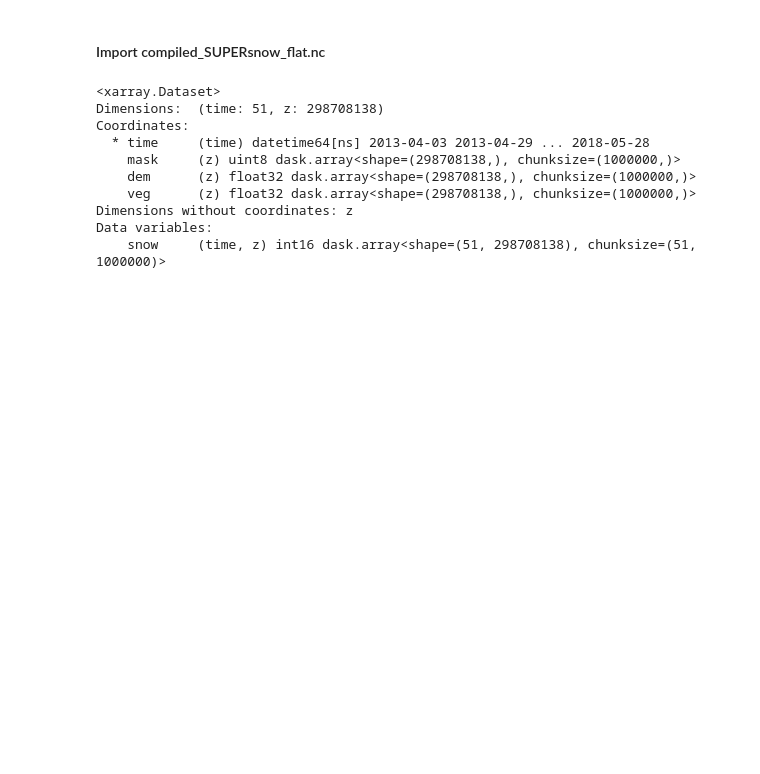
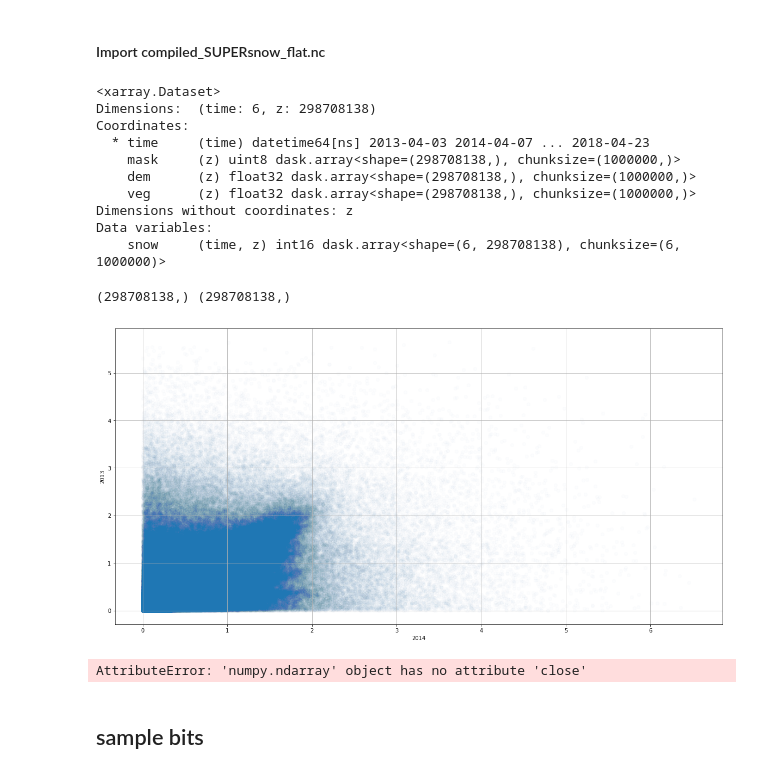
Before and after one commit to meganmason/jlabs, a Jupyter notebook: xarray/one_to_one.ipynb, the cells around one changed output. Drawn from its saved outputs; the diff is of its cells as text; code cells hidden in the pictures; blank space fills up the shorter version.

```diff
--- a/xarray/one_to_one.ipynb
+++ b/xarray/one_to_one.ipynb
@@ -21,15 +21,22 @@ fname = '~/Documents/projects/thesis/results/output/compiled_SUPERsnow_flat.nc'
 #ds full
 ds = xr.open_dataset(fname,  chunks={'z': 1000000})
 ds.close()
+
+#~~~~~~~~~~~ds peak
+dpeak = ds.isel(time=[0,7,18,30,42,49]) #0,7,22,28,41,49]
+dpeak.close()
+
+ds = dpeak
+ds.close()
 ds
 # %% [output]
 <xarray.Dataset>
-Dimensions:  (time: 51, z: 298708138)
+Dimensions:  (time: 6, z: 298708138)
 Coordinates:
-  * time     (time) datetime64[ns] 2013-04-03 2013-04-29 ... 2018-05-28
+  * time     (time) datetime64[ns] 2013-04-03 2014-04-07 ... 2018-04-23
     mask     (z) uint8 dask.array<shape=(298708138,), chunksize=(1000000,)>
     dem      (z) float32 dask.array<shape=(298708138,), chunksize=(1000000,)>
     veg      (z) float32 dask.array<shape=(298708138,), chunksize=(1000000,)>
 Dimensions without coordinates: z
 Data variables:
-    snow     (time, z) int16 dask.array<shape=(51, 298708138), chunksize=(51, 1000000)>
+    snow     (time, z) int16 dask.array<shape=(6, 298708138), chunksize=(6, 1000000)>
@@ -35,0 +51,46 @@ Data variables:
+# %%
+def one_to_one(lidar_date_str_1, lidar_date_str_2):
+
+    '''array values from DataSet'''
+
+    s1 = ds.snow.sel(time=lidar_date_str_1).values
+    s1_gt_zero = s1 > 0
+    s2 = ds.snow.sel(time= lidar_date_str_2).values
+    s2_gt_zero = s2 > 0
+
+    print(s1.shape, s2.shape)
+    '''scatter plot'''
+    ax = plt.scatter(s2[s1_gt_zero & s2_gt_zero][:1000000] / np.nanmean(s2[s2_gt_zero]),
+                     s1[s1_gt_zero & s2_gt_zero][:1000000] / np.nanmean(s1[s1_gt_zero]),
+                     alpha=0.01) #[:1000000][:1000000]
+
+    plt.grid()
+    plt.xlabel('{}'.format(lidar_date_str_2[:4]))
+    plt.ylabel('{}'.format(lidar_date_str_1[:4]))
+
+
+#     plt.plot([0, ??], [0, ??], '-k', linewidth = 2)
+
+    '''mean w/o zeros'''
+#     txt_mean = plt.annotate('{:.0f} vs {:.0f} cm.'.format(np.nanmean(s1[s1_gt_zero]/10), np.nanmean(s2[s2_gt_zero]/10)), xy=(?,?))
+
+#      '''R2 value'''
+# %%
+plt.figure(figsize=(20,10))
+w = one_to_one('2013-04-03', '2014-04-07')
+# %% [output]
+(298708138,) (298708138,)
+[figure, added]
+# %%
+s1 = ds.snow.sel(time='2013-04-03').values
+s1_gt_zero = s1 > 0
+s2 = ds.snow.sel(time='2014-04-07').values
+s2_gt_zero = s2 > 0
+
+
+s1.close()
+s2.close()
+# %% [output]
+AttributeError: 'numpy.ndarray' object has no attribute 'close'
+# %% [markdown]
+## sample bits
```
Also changed, not shown: parts of 4 cells of this notebook, 3 other files.
